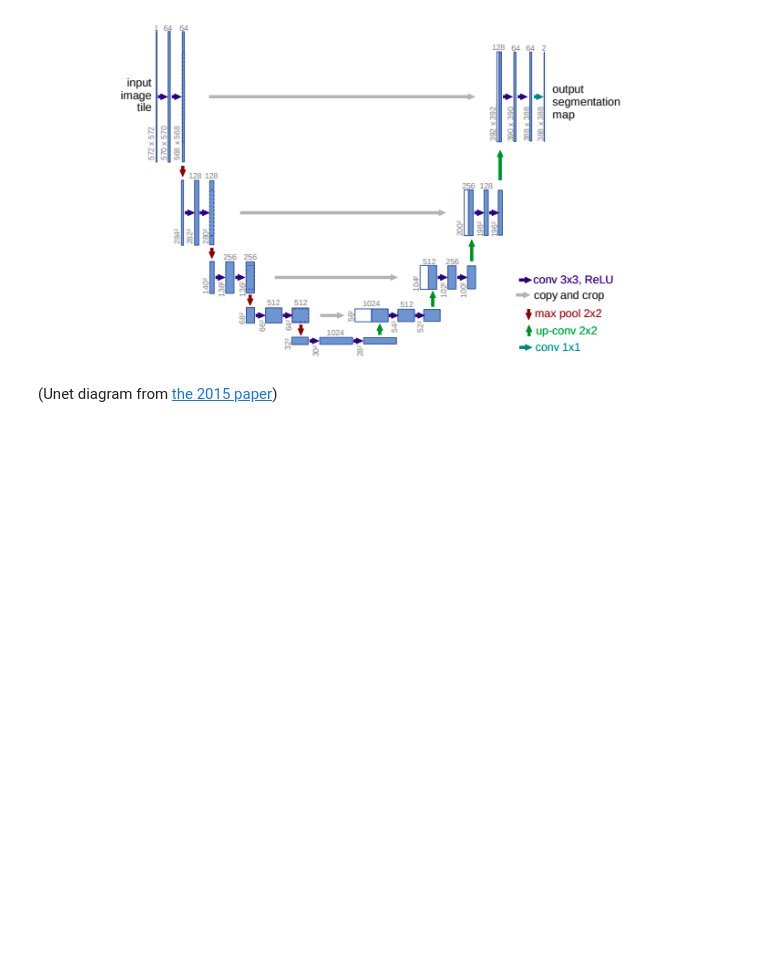
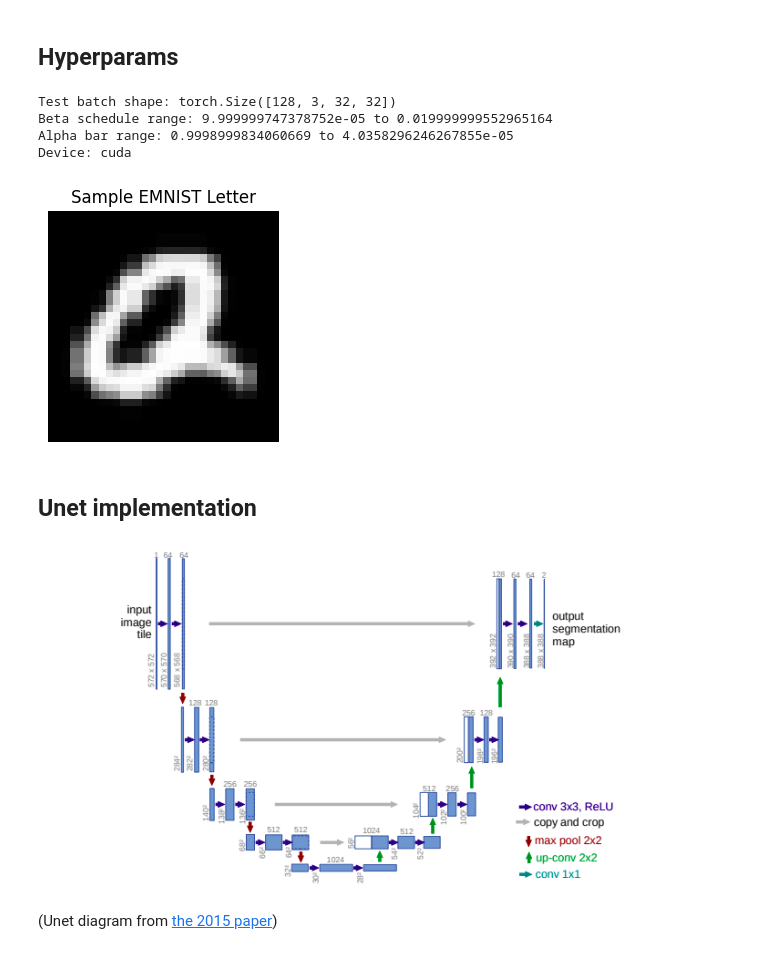
Before and after one commit to Santisoutoo/3year-assignment, a Jupyter notebook: task_3/diffusion_model.ipynb, the cells around one changed output. Saved outputs shown, nothing was run; the diff lists cells and outputs as text; code cells hidden in the pictures; blank space fills up the shorter version.

```diff
--- a/task_3/diffusion_model.ipynb
+++ b/task_3/diffusion_model.ipynb
@@ -94,0 +14,2 @@ So what model do we use to do this magical 'denoising' step? We've looked a litt
+# %% [markdown]
+## Hyperparams
@@ -94,0 +29,17 @@ So what model do we use to do this magical 'denoising' step? We've looked a litt
+# %%
+def linear_beta_schedule(timesteps):
+    return torch.linspace(BETA_START, BETA_END, timesteps)
+
+betas                = linear_beta_schedule(T_STEPS).to(DEVICE)
+alphas               = 1.0 - betas
+alpha_bar            = torch.cumprod(alphas, dim=0)
+sqrt_alpha_bar       = torch.sqrt(alpha_bar)
+
+def img_to_tensor(im: Image.Image) -> torch.Tensor:
+    arr = np.array(im).astype(np.float32) / 255.0
+    t   = torch.from_numpy(arr).permute(2,0,1)
+    return t * 2 - 1
+
+def tensor_to_image(t: torch.Tensor) -> Image.Image:
+    arr = ((t.clamp(-1,1)+1)/2 * 255).byte().permute(1,2,0).cpu().numpy()
+    return Image.fromarray(arr)
@@ -95,3 +78,41 @@ So what model do we use to do this magical 'denoising' step? We've looked a litt
+# %%
+# Calculate sqrt_one_minus_alpha_bar for the diffusion process
+sqrt_one_minus_alpha_bar = torch.sqrt(1.0 - alpha_bar).to(DEVICE)
+
+# Definitions to access time step values easily
+def extract(a, t, shape):
+    batch_size = t.shape[0]
+    out = a.gather(-1, t.cpu()).reshape(batch_size, *((1,) * (len(shape) - 1))).to(t.device)
+    return out
+
+# For visualizing the diffusion process
+def show_tensor_image(image):
+    image = (image.clamp(-1, 1) + 1) / 2
+    image = image.detach().cpu().permute(1, 2, 0).numpy()
+    plt.imshow(image)
+    plt.axis('off')
+    return image
+
+# Create a test batch to verify the setup
+test_batch = next(iter(train_loader))
+print(f"Test batch shape: {test_batch.shape}")
+print(f"Beta schedule range: {betas[0]} to {betas[-1]}")
+print(f"Alpha bar range: {alpha_bar[0]} to {alpha_bar[-1]}")
+print(f"Device: {DEVICE}")
+
+# Show a sample image from the dataset
+plt.figure(figsize=(3, 3))
+show_tensor_image(test_batch[0])
+plt.title("Sample EMNIST Letter")
+plt.show()
+# %% [output]
+Test batch shape: torch.Size([128, 3, 32, 32])
+Beta schedule range: 9.999999747378752e-05 to 0.019999999552965164
+Alpha bar range: 0.9998999834060669 to 4.0358296246267855e-05
+Device: cuda
+[figure, added]
+# %% [markdown]
+## Unet implementation
 # %% [markdown]
 ![Screenshot from 2022-04-30 19-01-16.png](embedded-picture-1)
 
```
Also changed, not shown: parts of 41 cells of this notebook.
